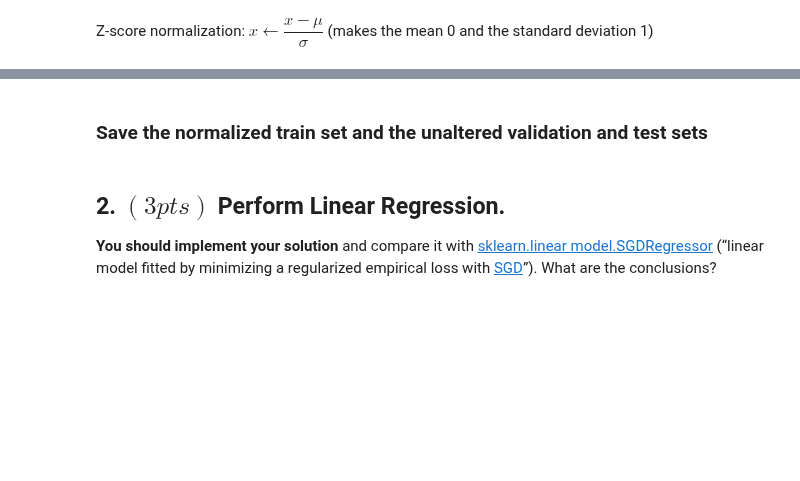
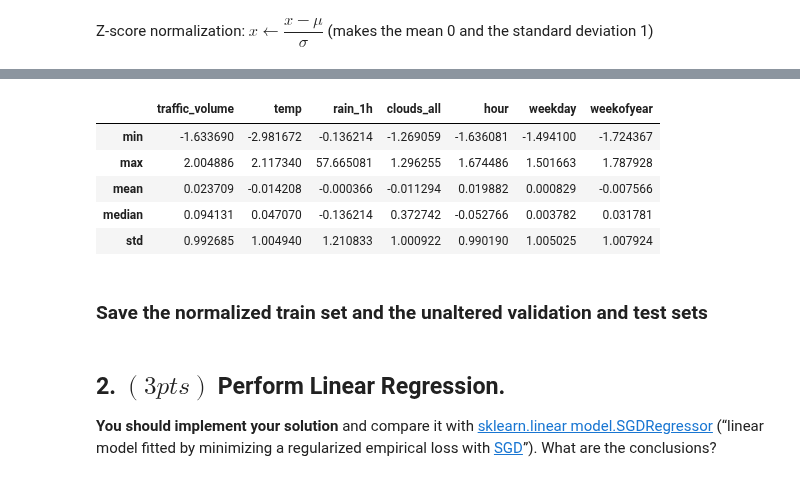
Before and after one commit to laurelkeys/machine-learning, a Jupyter notebook: assignment-1/Assignment1.ipynb, the cells around one changed output, grey strips where cells are left out. Drawn from its saved outputs; the diff is of its cells as text; code cells hidden in the pictures; blank space fills up the shorter version.

```diff
--- a/assignment-1/Assignment1.ipynb
+++ b/assignment-1/Assignment1.ipynb
@@ -676,3 +688,13 @@ get_stats(train_data, columns=attrs_to_normalize)
+# %%
+# we should now see mean close to 0 and std close to 1
+get_stats(test_data, columns=attrs_to_normalize)
+# %% [output]
+|  | traffic_volume | temp | rain_1h | clouds_all | hour | weekday | weekofyear |
+| min | -1.633690 | -2.981672 | -0.136214 | -1.269059 | -1.636081 | -1.494100 | -1.724367 |
+| max | 2.004886 | 2.117340 | 57.665081 | 1.296255 | 1.674486 | 1.501663 | 1.787928 |
+| mean | 0.023709 | -0.014208 | -0.000366 | -0.011294 | 0.019882 | 0.000829 | -0.007566 |
+| median | 0.094131 | 0.047070 | -0.136214 | 0.372742 | -0.052766 | 0.003782 | 0.031781 |
+| std | 0.992685 | 1.004940 | 1.210833 | 1.000922 | 0.990190 | 1.005025 | 1.007924 |
 # %% [markdown]
 ### Save the normalized train set and the unaltered validation and test sets
 # %%
```
Also changed, not shown: parts of 7 cells of this notebook, 3 other files.
